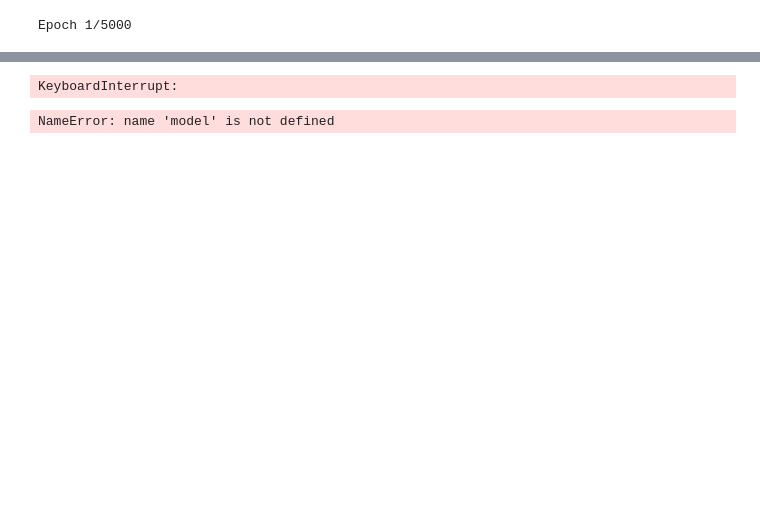
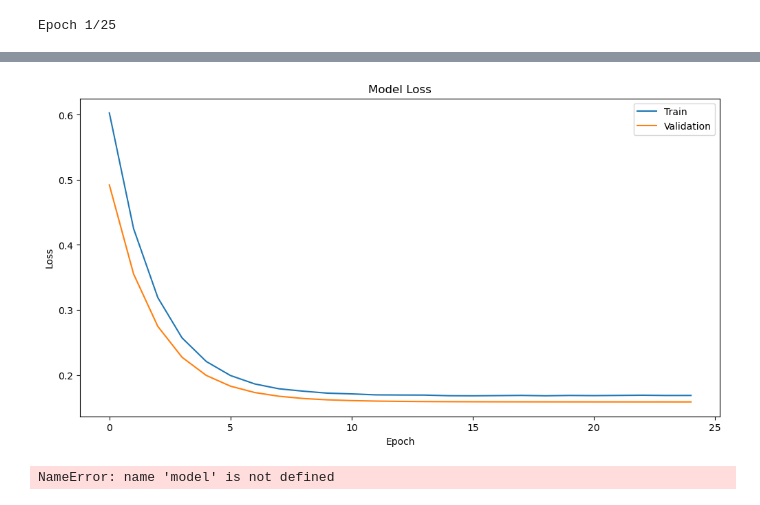
Before and after one commit to Logan-Kelsch/-ES-NN-test1, a Jupyter notebook: NN/NN_TEST1.ipynb, the cells around one changed output, grey strips where cells are left out. Drawn from its saved outputs; the diff is of its cells as text; code cells hidden in the pictures; blank space fills up the shorter version.

```diff
--- a/NN/NN_TEST1.ipynb
+++ b/NN/NN_TEST1.ipynb
@@ -80,13 +80,13 @@ X_test = scaler.transform(X_test)
 
 #BUILD THE NEURAL NETWORK MODEL-------------------------------------------------------
 
-opt = SGD(learning_rate=0.00001)
+opt = SGD(learning_rate=0.000001)
 
 def build_model(input_shape):
     model = tf.keras.Sequential([
-        tf.keras.layers.Dense(1024, activation='relu', input_shape=(input_shape,)),
-        tf.keras.layers.Dense(128, activation='sigmoid'),
-        tf.keras.layers.Dense(8, activation='sigmoid'),
+        tf.keras.layers.Dense(256, activation='relu', input_shape=(input_shape,)),
+        tf.keras.layers.Dropout(0.6),
+        tf.keras.layers.Dense(256, activation='sigmoid'),
         tf.keras.layers.Dense(1)  # Output layer for regression
     ])
 
@@ -95,10 +95,10 @@ def build_model(input_shape):
 
 #TRAIN THE MODEL WITH CUSTOMIZABLE EPOCHS-------------------------------------------------------
 
-epochs = 5000
+epochs = 25
 
 model = build_model(X_train.shape[1])
-history = model.fit(X_train, y_train, epochs=epochs, validation_split=0.4, verbose=1)
+history = model.fit(X_train, y_train, epochs=epochs, validation_split=0.2, verbose=1)
 
 #EVALUATE THE MODEL AND VISUALIZE RESULTS-------------------------------------------------------
 
@@ -133,4 +133,4 @@ plt.ylabel('Loss')
 plt.legend(['Train', 'Validation'], loc='upper right')
 plt.show()
 # %% [output]
-Epoch 1/5000
+Epoch 1/25
@@ -154,4 +154,4 @@ Epoch 46/5000
-KeyboardInterrupt:
+[figure, added]
 # %%
 # Save the model
 model.save('my_model.h5')
```
Also changed, not shown: parts of 1 cell of this notebook.
